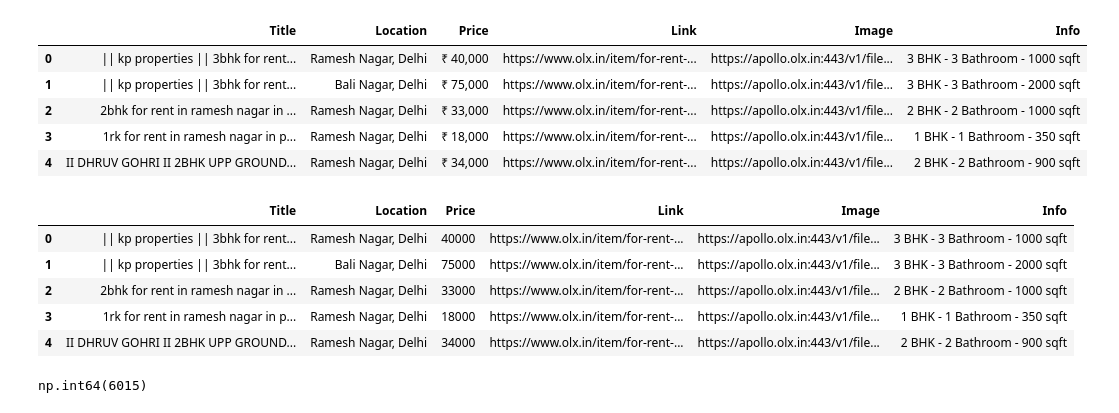
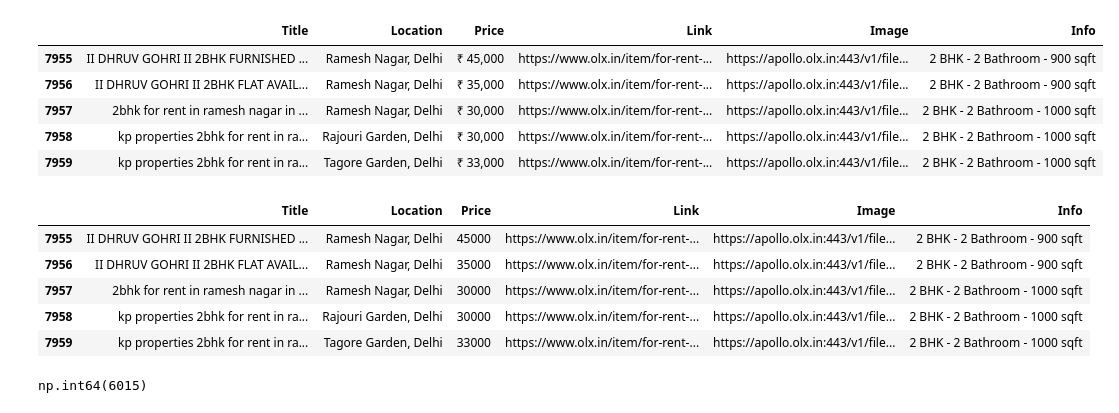
Before and after one commit to HanniKanchap/SmartRent, a Jupyter notebook: Cleaning/data_cleaning.ipynb, the cells around one changed output. Saved outputs shown, nothing was run; the diff lists cells and outputs as text; code cells hidden in the pictures.

```diff
--- a/Cleaning/data_cleaning.ipynb
+++ b/Cleaning/data_cleaning.ipynb
@@ -5,12 +14,12 @@ df = pd.read_csv('../scraped_olx_data.csv')
 # %%
-df.head()
+df.tail()
 # %% [output]
 |  | Title | Location | Price | Link | Image | Info |
-| 0 | || kp properties || 3bhk for rent... | Ramesh Nagar, Delhi | ₹ 40,000 | https://www.olx.in/item/for-rent-... | https://apollo.olx.in:443/v1/file... | 3 BHK - 3 Bathroom - 1000 sqft |
-| 1 | || kp properties || 3bhk for rent... | Bali Nagar, Delhi | ₹ 75,000 | https://www.olx.in/item/for-rent-... | https://apollo.olx.in:443/v1/file... | 3 BHK - 3 Bathroom - 2000 sqft |
-| 2 | 2bhk for rent in ramesh nagar in ... | Ramesh Nagar, Delhi | ₹ 33,000 | https://www.olx.in/item/for-rent-... | https://apollo.olx.in:443/v1/file... | 2 BHK - 2 Bathroom - 1000 sqft |
-| 3 | 1rk for rent in ramesh nagar in p... | Ramesh Nagar, Delhi | ₹ 18,000 | https://www.olx.in/item/for-rent-... | https://apollo.olx.in:443/v1/file... | 1 BHK - 1 Bathroom - 350 sqft |
-| 4 | II DHRUV GOHRI II 2BHK UPP GROUND... | Ramesh Nagar, Delhi | ₹ 34,000 | https://www.olx.in/item/for-rent-... | https://apollo.olx.in:443/v1/file... | 2 BHK - 2 Bathroom - 900 sqft |
+| 7955 | II DHRUV GOHRI II 2BHK FURNISHED ... | Ramesh Nagar, Delhi | ₹ 45,000 | https://www.olx.in/item/for-rent-... | https://apollo.olx.in:443/v1/file... | 2 BHK - 2 Bathroom - 900 sqft |
+| 7956 | II DHRUV GOHRI II 2BHK FLAT AVAIL... | Ramesh Nagar, Delhi | ₹ 35,000 | https://www.olx.in/item/for-rent-... | https://apollo.olx.in:443/v1/file... | 2 BHK - 2 Bathroom - 900 sqft |
+| 7957 | 2bhk for rent in ramesh nagar in ... | Ramesh Nagar, Delhi | ₹ 30,000 | https://www.olx.in/item/for-rent-... | https://apollo.olx.in:443/v1/file... | 2 BHK - 2 Bathroom - 1000 sqft |
+| 7958 | kp properties 2bhk for rent in ra... | Rajouri Garden, Delhi | ₹ 30,000 | https://www.olx.in/item/for-rent-... | https://apollo.olx.in:443/v1/file... | 2 BHK - 2 Bathroom - 1000 sqft |
+| 7959 | kp properties 2bhk for rent in ra... | Tagore Garden, Delhi | ₹ 33,000 | https://www.olx.in/item/for-rent-... | https://apollo.olx.in:443/v1/file... | 2 BHK - 2 Bathroom - 1000 sqft |
 # %%
 def clean_price(data):
     data =  data.replace('₹','').replace(',','')
@@ -18,14 +27,14 @@ def clean_price(data):
 
 df['Price'] = df['Price'].apply(clean_price)
 # %%
-df.head()
+df.tail()
 # %% [output]
 |  | Title | Location | Price | Link | Image | Info |
-| 0 | || kp properties || 3bhk for rent... | Ramesh Nagar, Delhi | 40000 | https://www.olx.in/item/for-rent-... | https://apollo.olx.in:443/v1/file... | 3 BHK - 3 Bathroom - 1000 sqft |
-| 1 | || kp properties || 3bhk for rent... | Bali Nagar, Delhi | 75000 | https://www.olx.in/item/for-rent-... | https://apollo.olx.in:443/v1/file... | 3 BHK - 3 Bathroom - 2000 sqft |
-| 2 | 2bhk for rent in ramesh nagar in ... | Ramesh Nagar, Delhi | 33000 | https://www.olx.in/item/for-rent-... | https://apollo.olx.in:443/v1/file... | 2 BHK - 2 Bathroom - 1000 sqft |
-| 3 | 1rk for rent in ramesh nagar in p... | Ramesh Nagar, Delhi | 18000 | https://www.olx.in/item/for-rent-... | https://apollo.olx.in:443/v1/file... | 1 BHK - 1 Bathroom - 350 sqft |
-| 4 | II DHRUV GOHRI II 2BHK UPP GROUND... | Ramesh Nagar, Delhi | 34000 | https://www.olx.in/item/for-rent-... | https://apollo.olx.in:443/v1/file... | 2 BHK - 2 Bathroom - 900 sqft |
+| 7955 | II DHRUV GOHRI II 2BHK FURNISHED ... | Ramesh Nagar, Delhi | 45000 | https://www.olx.in/item/for-rent-... | https://apollo.olx.in:443/v1/file... | 2 BHK - 2 Bathroom - 900 sqft |
+| 7956 | II DHRUV GOHRI II 2BHK FLAT AVAIL... | Ramesh Nagar, Delhi | 35000 | https://www.olx.in/item/for-rent-... | https://apollo.olx.in:443/v1/file... | 2 BHK - 2 Bathroom - 900 sqft |
+| 7957 | 2bhk for rent in ramesh nagar in ... | Ramesh Nagar, Delhi | 30000 | https://www.olx.in/item/for-rent-... | https://apollo.olx.in:443/v1/file... | 2 BHK - 2 Bathroom - 1000 sqft |
+| 7958 | kp properties 2bhk for rent in ra... | Rajouri Garden, Delhi | 30000 | https://www.olx.in/item/for-rent-... | https://apollo.olx.in:443/v1/file... | 2 BHK - 2 Bathroom - 1000 sqft |
+| 7959 | kp properties 2bhk for rent in ra... | Tagore Garden, Delhi | 33000 | https://www.olx.in/item/for-rent-... | https://apollo.olx.in:443/v1/file... | 2 BHK - 2 Bathroom - 1000 sqft |
 # %%
 df.duplicated().sum()
 # %% [output]
```
Also changed, not shown: parts of 16 cells of this notebook, 7 other files.
